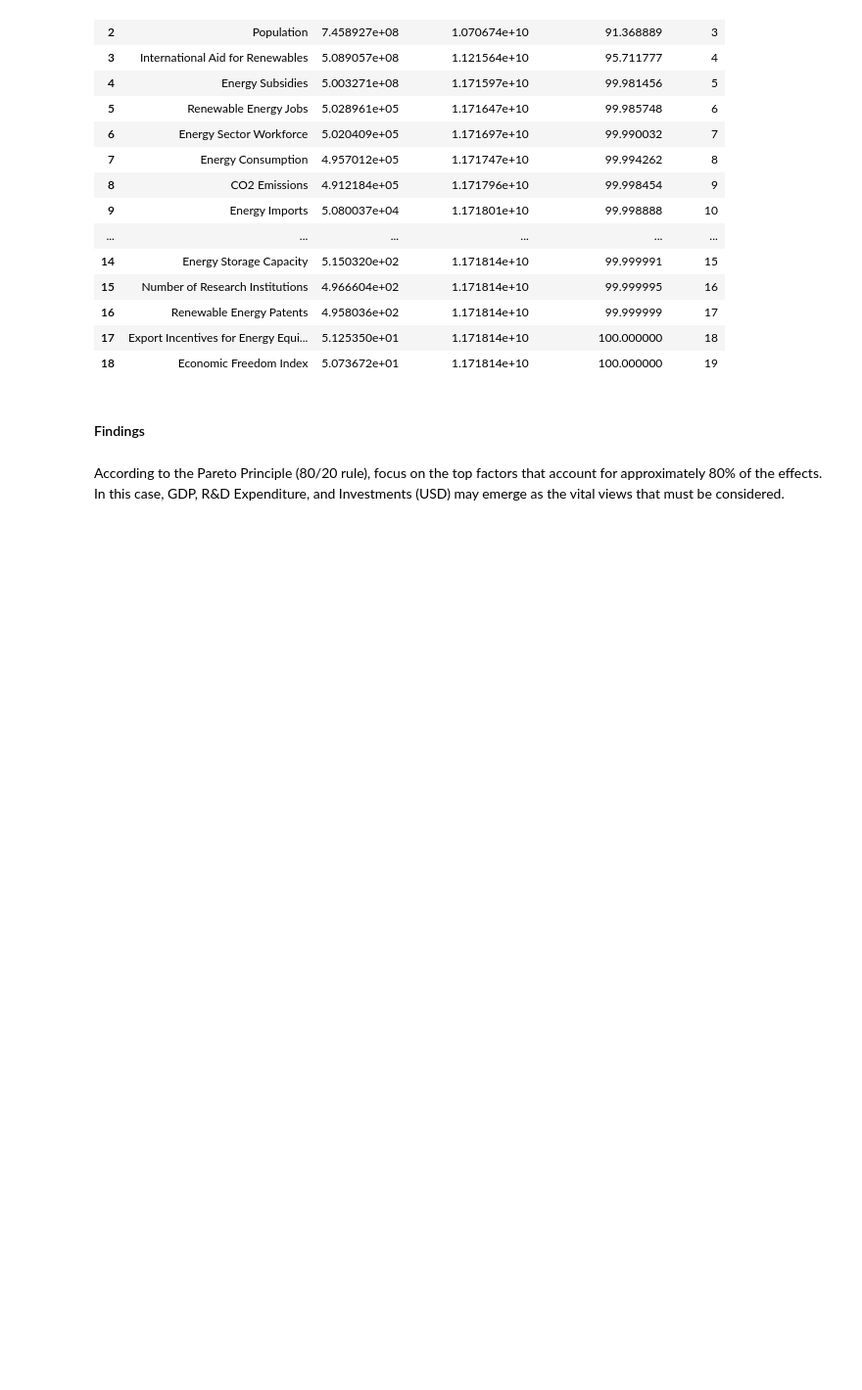
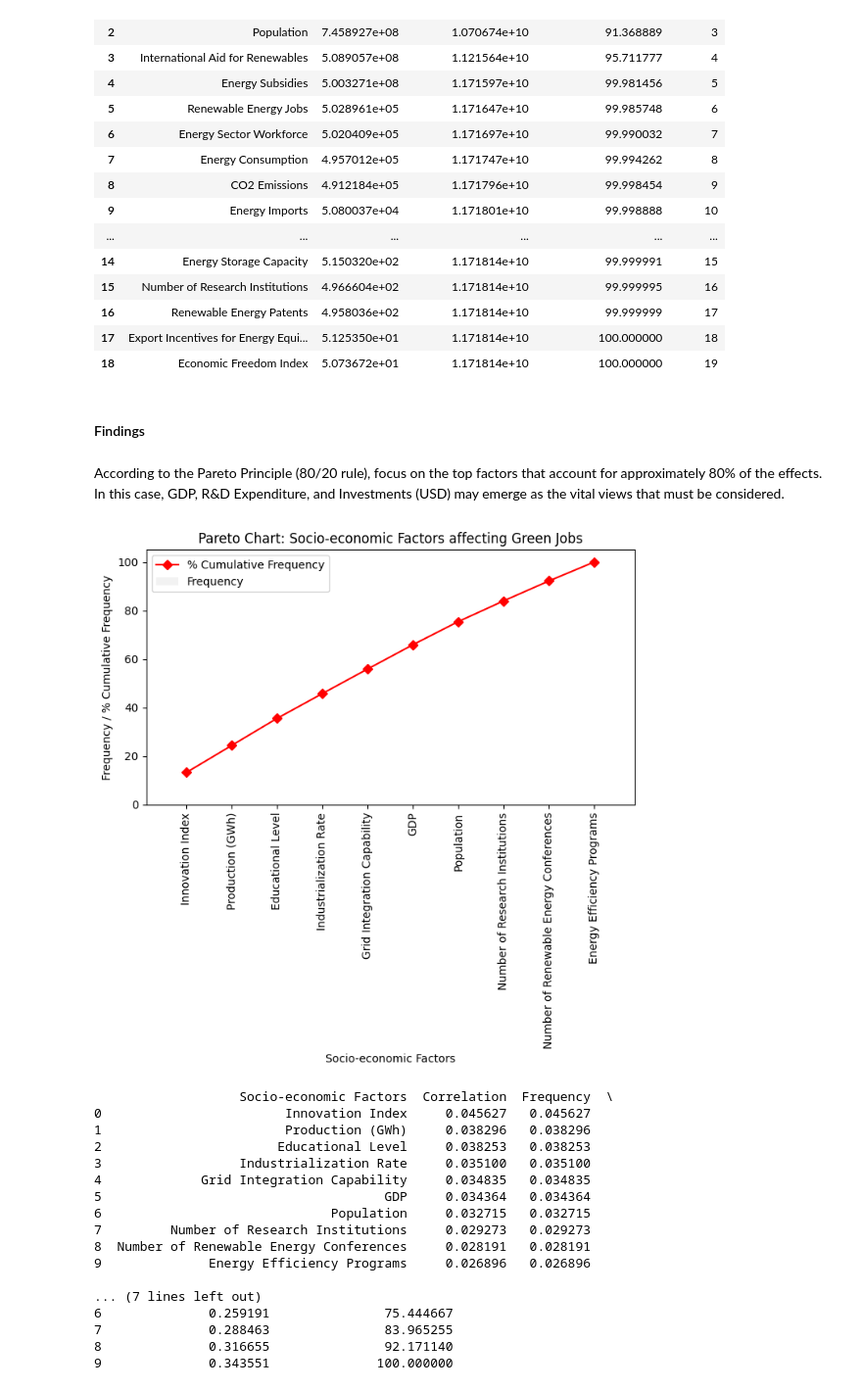
Before and after one commit to arnelimperial/greenergy, a Jupyter notebook: pareto.ipynb, the cells around one changed output. Shown at 98% size. Drawn from its saved outputs; the diff is of its cells as text; code cells hidden in the pictures; blank space fills up the shorter version.

Commit message:
:bug: (pareto) edit fle

```diff
--- a/pareto.ipynb
+++ b/pareto.ipynb
@@ -282,0 +285,5 @@ new_sorted_data
+# %%
+cat_cols = ['Year', 'Country', 'Energy Type']
+numeric_df = df.drop(cat_cols, axis=1)
+# Random sample dataset rows
+sampled_numeric_df = numeric_df.sample(n=400, random_state=42)
@@ -282,0 +292,54 @@ new_sorted_data
+# %%
+# Assuming 'Green Jobs' is the column of interest and other columns are socio-economic factors
+# We'll calculate the correlation between 'Green Jobs' and other columns
+corr_matrix = numeric_df.corr()
+corr_with_green_jobs = corr_matrix['Renewable Energy Jobs'].abs().sort_values(ascending=False)
+
+# Select the top 10 socio-economic factors with the highest correlation with 'Green Jobs'
+top_factors = corr_with_green_jobs[1:11]  # exclude 'Green Jobs' itself
+
+# Create a new DataFrame with the top factors and their corresponding correlation values
+pareto_df = pd.DataFrame({'Socio-economic Factors': top_factors.index,
+                          'Correlation': top_factors.values})
+
+# Calculate the cumulative frequency and percentage
+pareto_df['Frequency'] = pareto_df['Correlation']
+pareto_df['Cumulative Frequency'] = pareto_df['Frequency'].cumsum()
+pareto_df['% Cumulative Frequency'] = (pareto_df['Cumulative Frequency'] / pareto_df['Frequency'].sum()) * 100
+
+# Create the Pareto chart
+plt.figure(figsize=(7, 7))
+
+# sns.barplot(x='Factor', y='Total', data=new_sorted_data, color='#f2f2f2')
+
+plt.bar(pareto_df['Socio-economic Factors'], pareto_df['Frequency'], label='Frequency', color='#f2f2f2')
+plt.plot(pareto_df['Socio-economic Factors'], pareto_df['% Cumulative Frequency'], marker='D', linestyle='-', color='red', label='% Cumulative Frequency')
+plt.xlabel('Socio-economic Factors')
+plt.ylabel('Frequency / % Cumulative Frequency')
+plt.title('Pareto Chart: Socio-economic Factors affecting Green Jobs')
+plt.legend()
+plt.xticks(rotation=90)
+plt.tight_layout()
+plt.show()
+
+# Print the Pareto analysis result
+print(pareto_df)
+# %% [output]
+[figure, added]
+                   Socio-economic Factors  Correlation  Frequency  \
+0                        Innovation Index     0.045627   0.045627
+1                        Production (GWh)     0.038296   0.038296
+2                       Educational Level     0.038253   0.038253
+3                  Industrialization Rate     0.035100   0.035100
+4             Grid Integration Capability     0.034835   0.034835
+5                                     GDP     0.034364   0.034364
+6                              Population     0.032715   0.032715
+7         Number of Research Institutions     0.029273   0.029273
+8  Number of Renewable Energy Conferences     0.028191   0.028191
+9              Energy Efficiency Programs     0.026896   0.026896
+
+... (7 lines left out)
+6              0.259191               75.444667
+7              0.288463               83.965255
+8              0.316655               92.171140
+9              0.343551              100.000000
```
Also changed, not shown: parts of 3 cells of this notebook, 3 other files.
